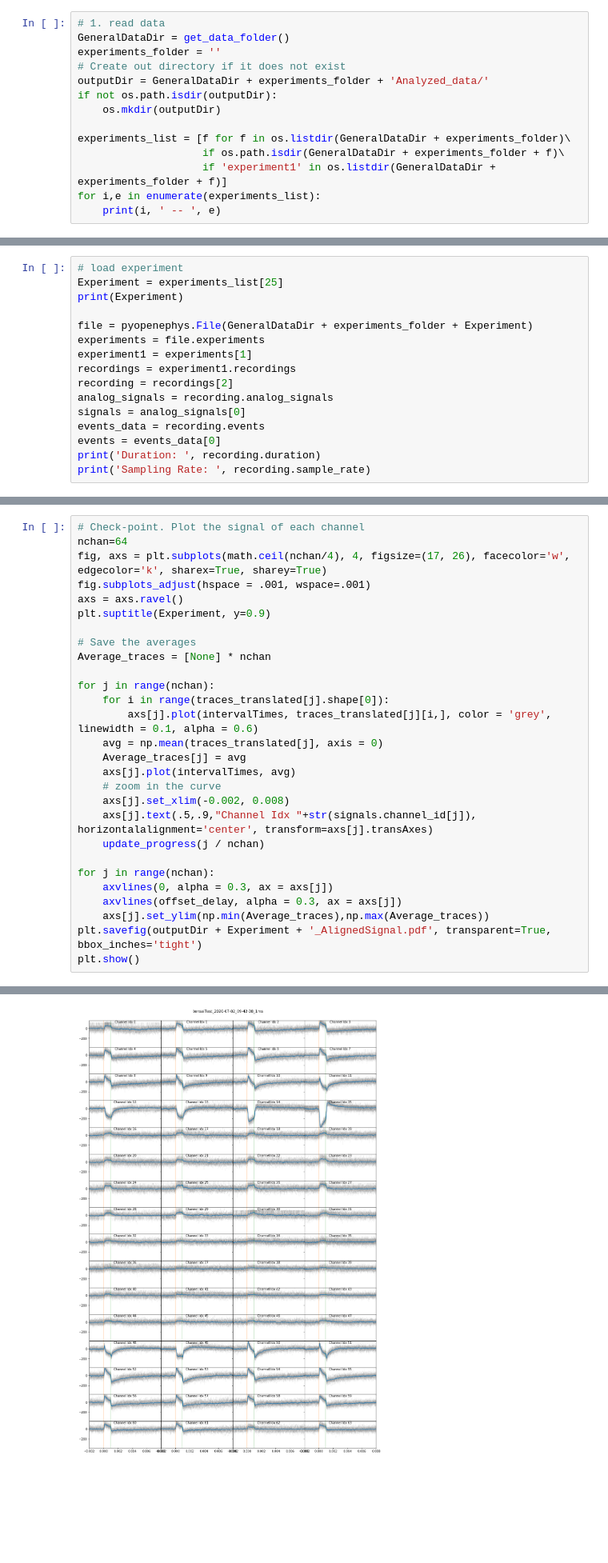
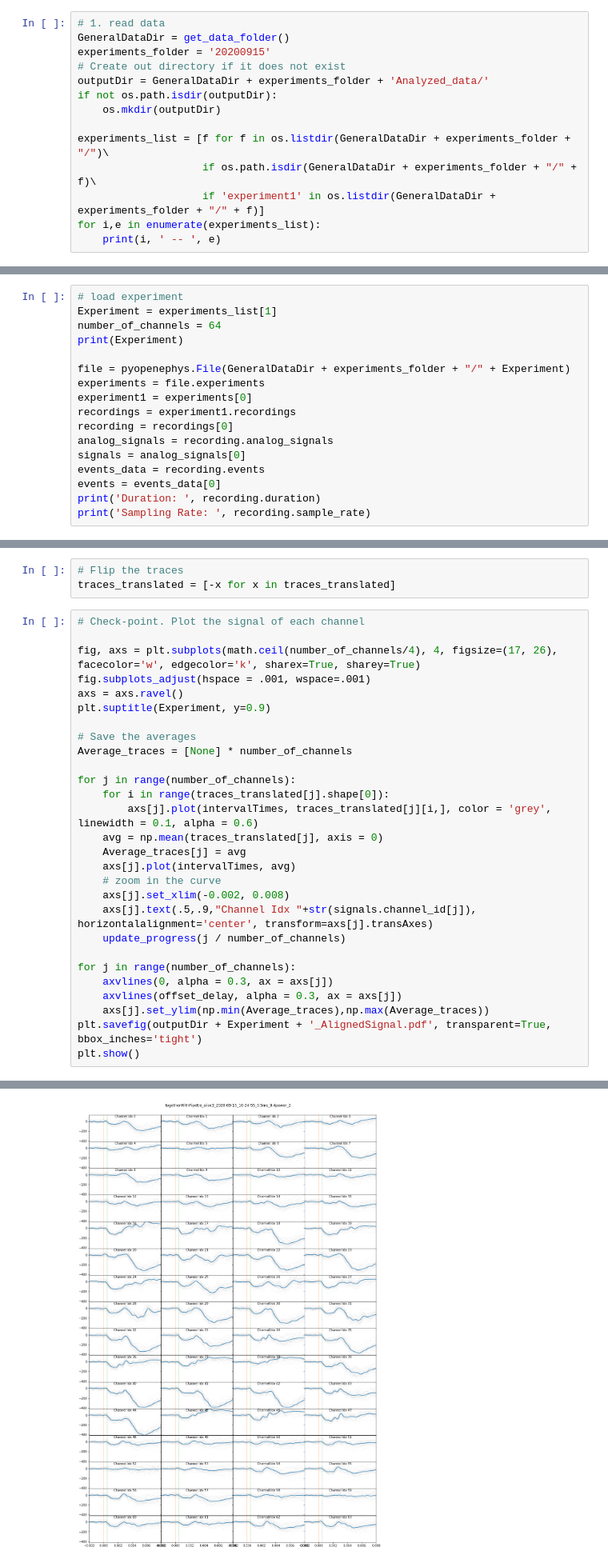
Before and after one commit to HernandoMV/OpenEphys_Analysis, a Jupyter notebook: Invitro_OE.ipynb, the cells around one changed output, grey strips where cells are left out. Shown at 80% size. Drawn from its saved outputs; the diff is of its cells as text; blank space fills up the shorter version.

```diff
--- a/Invitro_OE.ipynb
+++ b/Invitro_OE.ipynb
@@ -23,15 +20,15 @@ The autoreload extension is already loaded. To reload it, use:
 # %%
 # 1. read data
 GeneralDataDir = get_data_folder()
-experiments_folder = ''
+experiments_folder = '20200915'
 # Create out directory if it does not exist
 outputDir = GeneralDataDir + experiments_folder + 'Analyzed_data/'
 if not os.path.isdir(outputDir):
     os.mkdir(outputDir)
 
-experiments_list = [f for f in os.listdir(GeneralDataDir + experiments_folder)\
-                    if os.path.isdir(GeneralDataDir + experiments_folder + f)\
-                    if 'experiment1' in os.listdir(GeneralDataDir + experiments_folder + f)]
+experiments_list = [f for f in os.listdir(GeneralDataDir + experiments_folder + "/")\
+                    if os.path.isdir(GeneralDataDir + experiments_folder + "/" + f)\
+                    if 'experiment1' in os.listdir(GeneralDataDir + experiments_folder + "/" + f)]
 for i,e in enumerate(experiments_list):
     print(i, ' -- ', e)
 # %% [output]
@@ -55,13 +38,14 @@ for i,e in enumerate(experiments_list):
 # %%
 # load experiment
-Experiment = experiments_list[25]
+Experiment = experiments_list[1]
+number_of_channels = 64
 print(Experiment)
 
-file = pyopenephys.File(GeneralDataDir + experiments_folder + Experiment)
+file = pyopenephys.File(GeneralDataDir + experiments_folder + "/" + Experiment)
 experiments = file.experiments
-experiment1 = experiments[1]
+experiment1 = experiments[0]
 recordings = experiment1.recordings
-recording = recordings[2]
+recording = recordings[0]
 analog_signals = recording.analog_signals
 signals = analog_signals[0]
 events_data = recording.events
@@ -185,37 +167,40 @@ Progress: [####################] 100.0%
 # %%
 # Override trace translation
 traces_translated = copy.deepcopy(traces_aligned)
+# %%
+# Flip the traces
+traces_translated = [-x for x in traces_translated]
 # %%
 # Check-point. Plot the signal of each channel
-nchan=64
-fig, axs = plt.subplots(math.ceil(nchan/4), 4, figsize=(17, 26), facecolor='w', edgecolor='k', sharex=True, sharey=True)
+
+fig, axs = plt.subplots(math.ceil(number_of_channels/4), 4, figsize=(17, 26), facecolor='w', edgecolor='k', sharex=True, sharey=True)
 fig.subplots_adjust(hspace = .001, wspace=.001)
 axs = axs.ravel()
 plt.suptitle(Experiment, y=0.9)
 
 # Save the averages
-Average_traces = [None] * nchan
+Average_traces = [None] * number_of_channels
 
-for j in range(nchan):
+for j in range(number_of_channels):
     for i in range(traces_translated[j].shape[0]):
         axs[j].plot(intervalTimes, traces_translated[j][i,], color = 'grey', linewidth = 0.1, alpha = 0.6)
     avg = np.mean(traces_translated[j], axis = 0)
     Average_traces[j] = avg
     axs[j].plot(intervalTimes, avg)
     # zoom in the curve
     axs[j].set_xlim(-0.002, 0.008)
     axs[j].text(.5,.9,"Channel Idx "+str(signals.channel_id[j]), horizontalalignment='center', transform=axs[j].transAxes)
-    update_progress(j / nchan)
+    update_progress(j / number_of_channels)
 
-for j in range(nchan):
+for j in range(number_of_channels):
     axvlines(0, alpha = 0.3, ax = axs[j])
     axvlines(offset_delay, alpha = 0.3, ax = axs[j])
     axs[j].set_ylim(np.min(Average_traces),np.max(Average_traces))
 plt.savefig(outputDir + Experiment + '_AlignedSignal.pdf', transparent=True, bbox_inches='tight')
 plt.show()
 # %% [output]
 Progress: [####################] 98.4%
-[figure, old version]
+[figure, new version]
 # %%
 # check how they map to the electrodes in the probe
 # micron coordinates
```
Also changed, not shown: parts of 10 cells of this notebook.
